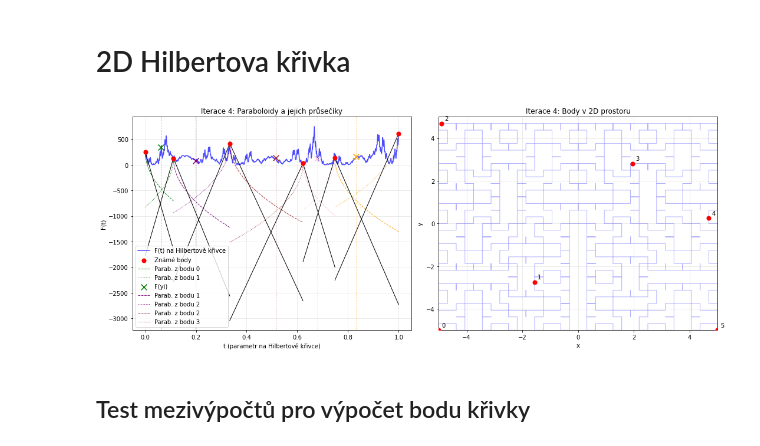
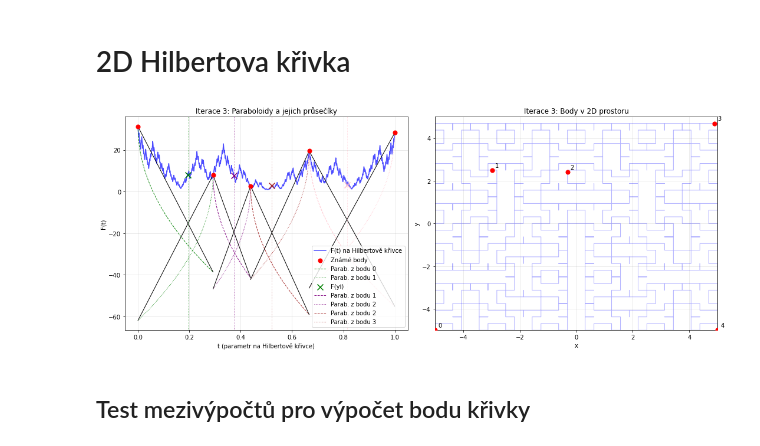
Before and after one commit to NIE0087/BP---prostor-vyplnujici-krivky, a Jupyter notebook: example.ipynb, the cells around one changed output. Cells and saved outputs as stored; diff of their text form; code cells hidden in the pictures.

Commit message:
corrected graph

```diff
--- a/example.ipynb
+++ b/example.ipynb
@@ -6,11 +6,11 @@ from Hilbert3D import Hilbert3D
 # %%
 hilbert = Hilbert2D(15)
 # Vykreslí paraboloidy v první iteraci (iteration_to_plot=0)
 hilbert.plot_holder_paraboloids(H=100, r=3, eps=1e-4, max_iter=10,
                                 n=5, x_min=-5, x_max=5, y_min=-5, y_max=5,
-                                whatFunc=1, iteration_to_plot=4)
+                                whatFunc=0, iteration_to_plot=3)
 # %% [output]
-[figure, old version]
+[figure, new version]
 # %% [markdown]
 ## Test mezivýpočtů pro výpočet bodu křivky
 # %%
```
Also changed, not shown: parts of 9 cells of this notebook, 1 other file.
